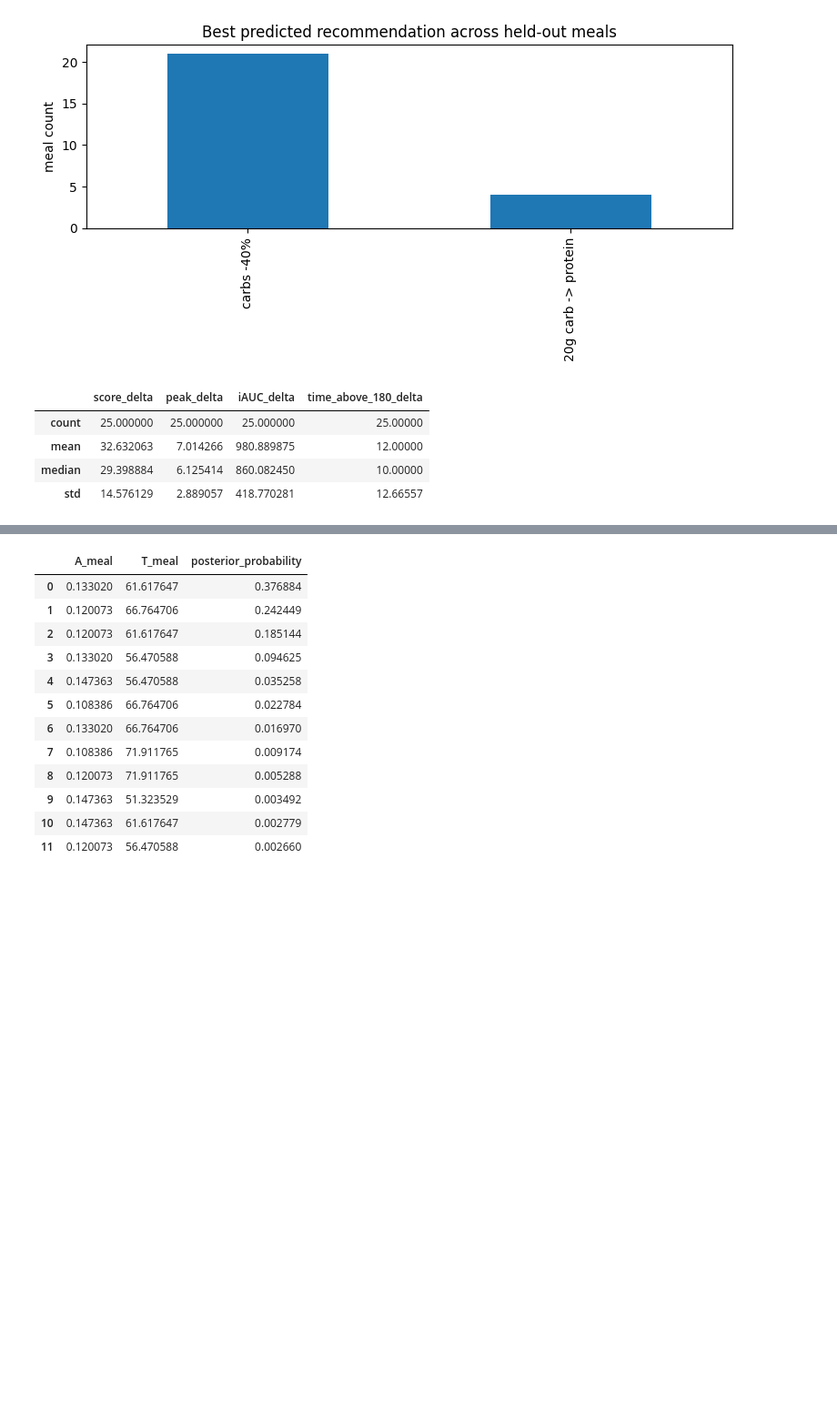
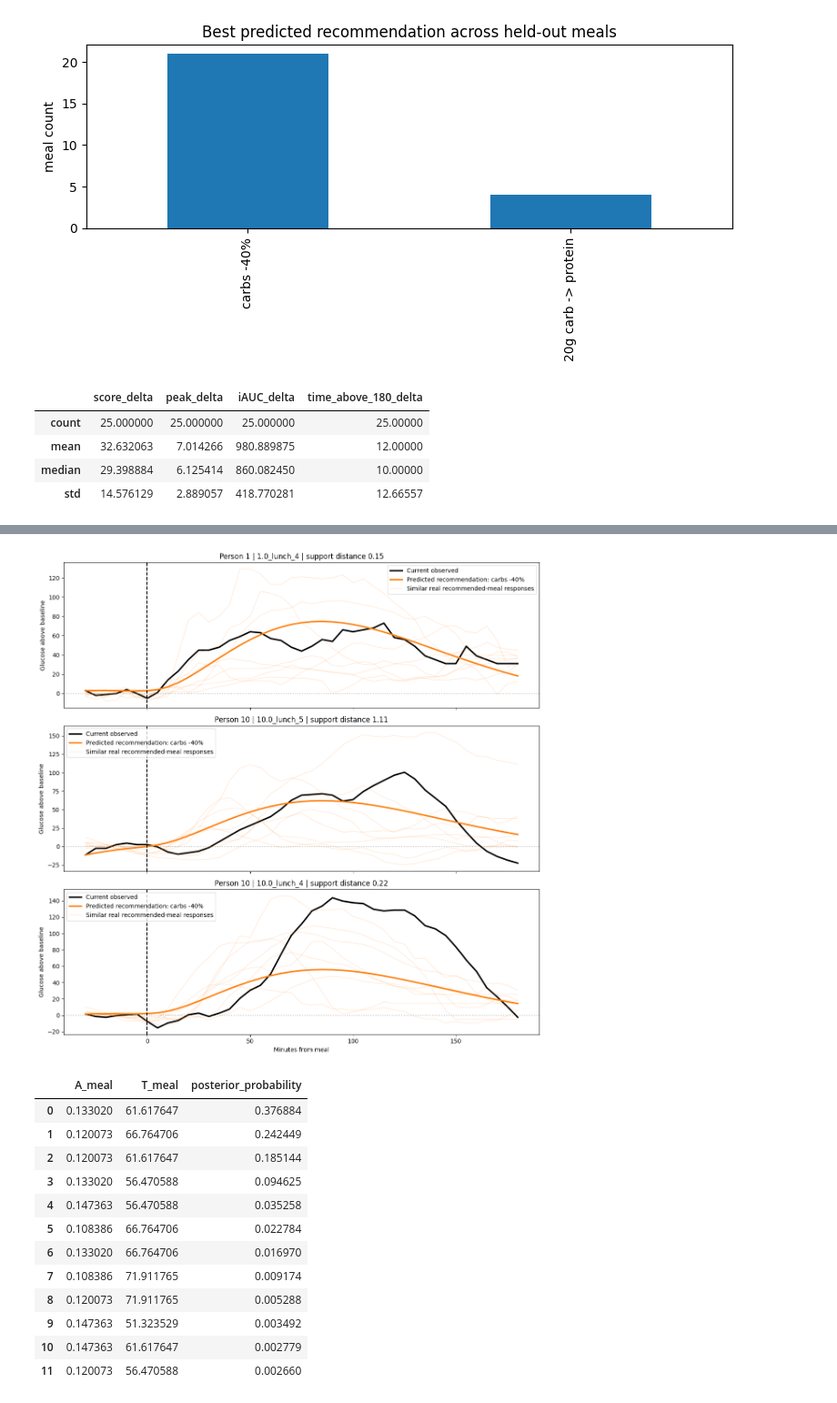
Before and after one commit to vskantze/dynamic-metabolic-state, a Jupyter notebook: nbs/mode2_online_bayesian_meal_identification_real_data.ipynb, the cells around one changed output, grey strips where cells are left out. Shown at 91% size. Drawn from its saved outputs; the diff is of its cells as text; code cells hidden in the pictures; blank space fills up the shorter version.

```diff
--- a/nbs/mode2_online_bayesian_meal_identification_real_data.ipynb
+++ b/nbs/mode2_online_bayesian_meal_identification_real_data.ipynb
@@ -1374,3 +2343,64 @@ recommendation_summary
+# %%
+# =========================================================
+# PLOT RECOMMENDATIONS AGAINST SIMILAR REAL MEAL RESPONSES
+# =========================================================
+
+
+def plot_similar_meal_support_examples(ds, validation_df, observed_df, n_examples=3, k=8):
+    examples = validation_df.sort_values("model_peak_delta", ascending=False).head(n_examples)
+    fig, axes = plt.subplots(len(examples), 1, figsize=(12, 4 * len(examples)), sharex=True)
+
+    if len(examples) == 1:
+        axes = [axes]
+
+    for ax, (_, row) in zip(axes, examples.iterrows()):
+        sample = sample_from_dataset(ds, int(row["idx"]))
+        candidate_lookup = dict(meal_redesign_candidates(sample["meal"]))
+        best_meal = candidate_lookup[row["best_candidate"]]
+        rec_neighbors = similar_observed_meals(sample, best_meal, observed_df, k=k)
+
+        best_sample = sample_with_meal(sample, best_meal)
+        best_result, best_pred, _, _ = run_premeal_mode2_prediction(best_sample, n_A=15, n_T=15)
+
+        baseline = float(np.median(sample["glucose"][sample["time"] < 0]))
+        ax.plot(sample["time"], sample["glucose"] - baseline, color="black", linewidth=2.5, label="Current observed")
+        ax.plot(best_result["time"], best_pred["mean"] - baseline, color="tab:orange", linewidth=2.5, label=f"Predicted recommendation: {row['best_candidate']}")
+
+        for n, (_, neighbor) in enumerate(rec_neighbors.iterrows()):
+            neighbor_sample = sample_from_dataset(ds, int(neighbor["idx"]))
+            neighbor_baseline = float(np.median(neighbor_sample["glucose"][neighbor_sample["time"] < 0]))
+            ax.plot(
+                neighbor_sample["time"],
+                neighbor_sample["glucose"] - neighbor_baseline,
+                color="tab:orange",
+                alpha=0.18,
+                linewidth=1,
+                label="Similar real recommended-meal responses" if n == 0 else None,
+            )
+
+        ax.axvline(0, linestyle="--", color="black")
+        ax.axhline(0, linestyle=":", color="gray", alpha=0.5)
+        ax.set_ylabel("Glucose above baseline")
+        ax.set_title(
+            f"Person {sample['person_id']} | {sample['meal_id']} | "
+            f"support distance {row['recommended_support_distance']:.2f}"
+        )
+        ax.legend(loc="best")
+
+    axes[-1].set_xlabel("Minutes from meal")
+    plt.tight_layout()
+    plt.show()
+
+
+plot_similar_meal_support_examples(
+    mode2_dataset,
+    recommendation_similar_meal_validation,
+    observed_meal_response_df,
+    n_examples=3,
+    k=8,
+)
+# %% [output]
+[figure, added]
 # %%
 # =========================================================
 # TOP FINAL POSTERIOR COMBINATIONS FOR THE EXAMPLE
```
Also changed, not shown: parts of 7 cells of this notebook.
